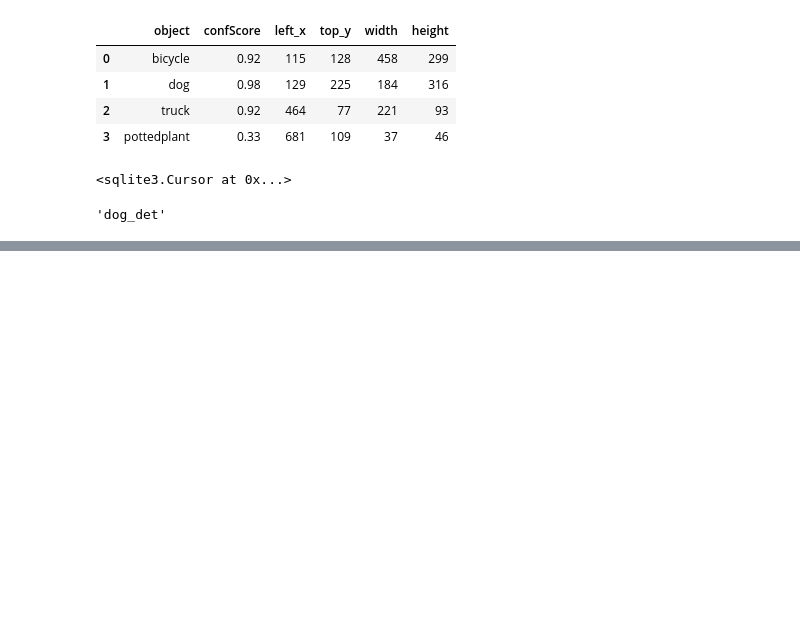
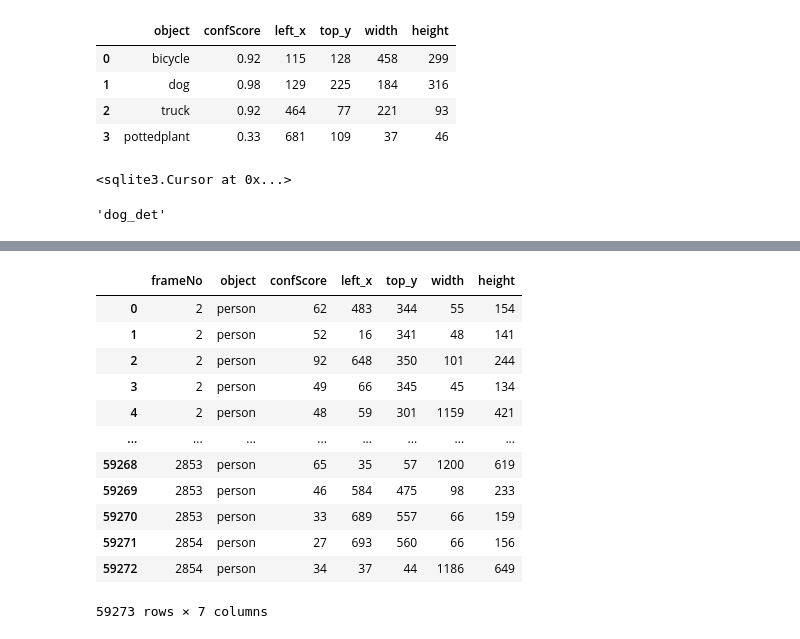
Before and after one commit to JhaNilesh/Video_Analytics_YOLOv4, a Jupyter notebook: Model_Prototyping/Yolov4 Inferencing and Parsing Detections.ipynb, the cells around one changed output, grey strips where cells are left out. Drawn from its saved outputs; the diff is of its cells as text; code cells hidden in the pictures; blank space fills up the shorter version.

Commit message:
Parsing Video Inference Text o/p

```diff
--- a/Model_Prototyping/Yolov4 Inferencing and Parsing Detections.ipynb
+++ b/Model_Prototyping/Yolov4 Inferencing and Parsing Detections.ipynb
@@ -166,0 +165,11 @@ file = open()
+# %%
+# Reading the log file
+
+file = open('/Users/nileshjha/DS_ML/Video_Analytics_YOLOv4/log1.txt', 'rt')
+line = file.readline()
+data = []
+while line != '':
+    data.append(line)
+    line = file.readline()
+
+data[0:30]
@@ -166,0 +194,6 @@ file = open()
+# %%
+# Parsing text data, filtering out un-necessary records
+# Detection can contain multiple objects, so using in operator rather than startswith() to filter the data
+objects = ['Objects', 'person']
+detection = [line.strip() for line in data if ((line.strip() != '') and (('Objects' in line.strip()) or ('person' in line.strip())))]
+detection[0:30]
@@ -166,0 +218,34 @@ file = open()
+# %%
+# Adding frame number to the detection entries
+
+frameCnt = 0
+finArr = []
+
+for line in detection:
+    if line.startswith('Objects'):
+        frameCnt += 1
+    else:
+        confScore =   re.search('person:[ -]+(\d+)', line, re.IGNORECASE).group(1)
+        left_x    =   re.search('left_x:[ -]+(\d+)', line, re.IGNORECASE).group(1)
+        top_y     =   re.search('top_y:[ -]+(\d+)', line, re.IGNORECASE).group(1)
+        width     =   re.search('width:[ -]+(\d+)', line, re.IGNORECASE).group(1)
+        height    =   re.search('height:[ -]+(\d+)', line, re.IGNORECASE).group(1)
+        finArr.append([frameCnt, 'person', confScore, left_x, top_y, width, height])
+
+dafr = pd.DataFrame(finArr)
+dafr.columns = ['frameNo', 'object', 'confScore', 'left_x', 'top_y', 'width', 'height']
+dafr
+# %% [output]
+|  | frameNo | object | confScore | left_x | top_y | width | height |
+| 0 | 2 | person | 62 | 483 | 344 | 55 | 154 |
+| 1 | 2 | person | 52 | 16 | 341 | 48 | 141 |
+| 2 | 2 | person | 92 | 648 | 350 | 101 | 244 |
+| 3 | 2 | person | 49 | 66 | 345 | 45 | 134 |
+| 4 | 2 | person | 48 | 59 | 301 | 1159 | 421 |
+| ... | ... | ... | ... | ... | ... | ... | ... |
+| 59268 | 2853 | person | 65 | 35 | 57 | 1200 | 619 |
+| 59269 | 2853 | person | 46 | 584 | 475 | 98 | 233 |
+| 59270 | 2853 | person | 33 | 689 | 557 | 66 | 159 |
+| 59271 | 2854 | person | 27 | 693 | 560 | 66 | 156 |
+| 59272 | 2854 | person | 34 | 37 | 44 | 1186 | 649 |
+59273 rows × 7 columns
```
Also changed, not shown: parts of 3 cells of this notebook, 1 other file.
